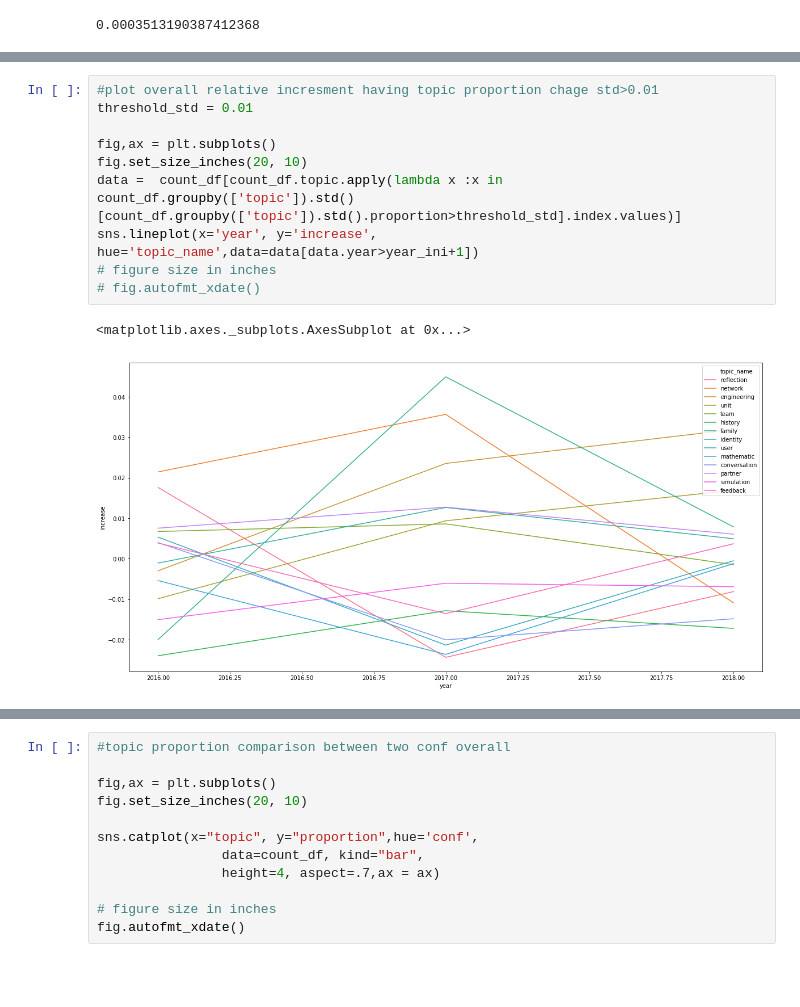
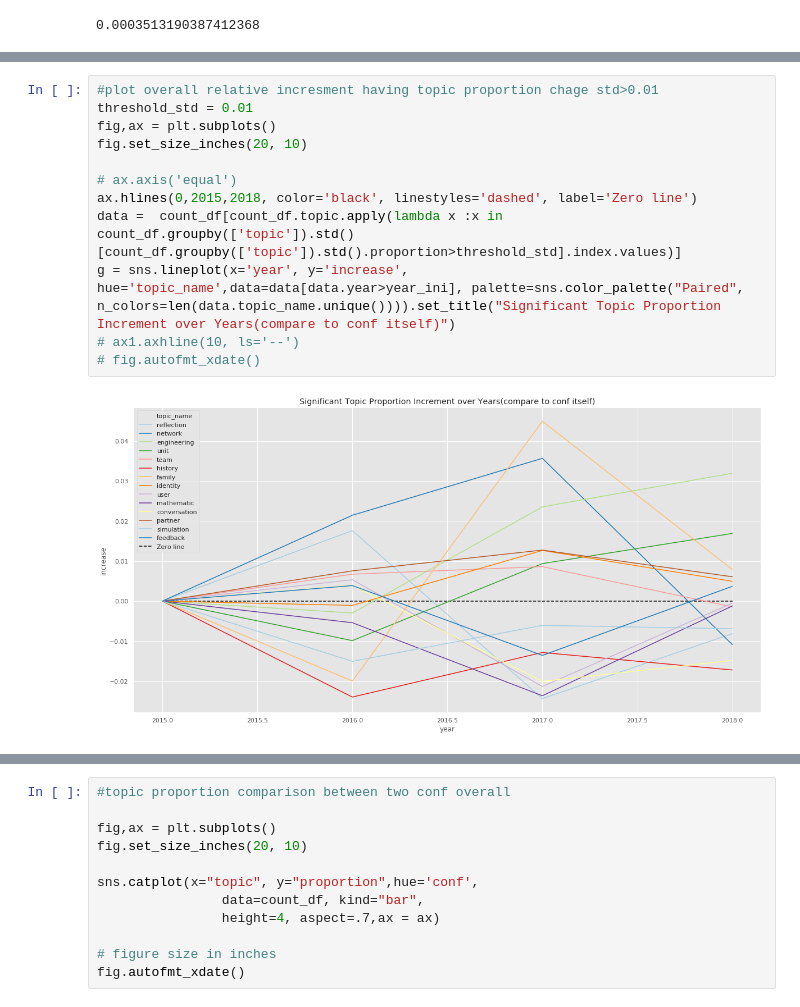
Before and after one commit to sting1000/semester-project, a Jupyter notebook: Topic Modeling.ipynb, the cells around one changed output, grey strips where cells are left out. Drawn from its saved outputs; the diff is of its cells as text; blank space fills up the shorter version.

```diff
--- a/Topic Modeling.ipynb
+++ b/Topic Modeling.ipynb
@@ -746,16 +746,17 @@ sns.lineplot(x='year', y='proportion', hue='topic_name',data=data)
 # %%
 #plot overall relative incresment having topic proportion chage std>0.01
 threshold_std = 0.01
-
 fig,ax = plt.subplots()
 fig.set_size_inches(20, 10)
+
+# ax.axis('equal')
+ax.hlines(0,2015,2018, color='black', linestyles='dashed', label='Zero line')
 data =  count_df[count_df.topic.apply(lambda x :x in count_df.groupby(['topic']).std()[count_df.groupby(['topic']).std().proportion>threshold_std].index.values)]
-sns.lineplot(x='year', y='increase', hue='topic_name',data=data[data.year>year_ini+1])
-# figure size in inches
+g = sns.lineplot(x='year', y='increase', hue='topic_name',data=data[data.year>year_ini], palette=sns.color_palette("Paired", n_colors=len(data.topic_name.unique()))).set_title("Significant Topic Proportion Increment over Years(compare to conf itself)")
+# ax1.axhline(10, ls='--')
 # fig.autofmt_xdate()
 # %% [output]
-<matplotlib.axes._subplots.AxesSubplot at 0x...>
-[figure, old version]
+[figure, new version]
 # %%
 #plot the ICLS conference topic propotion change having std>0.015
 threshold_std = 0.015
```
Also changed, not shown: parts of 32 cells of this notebook.
